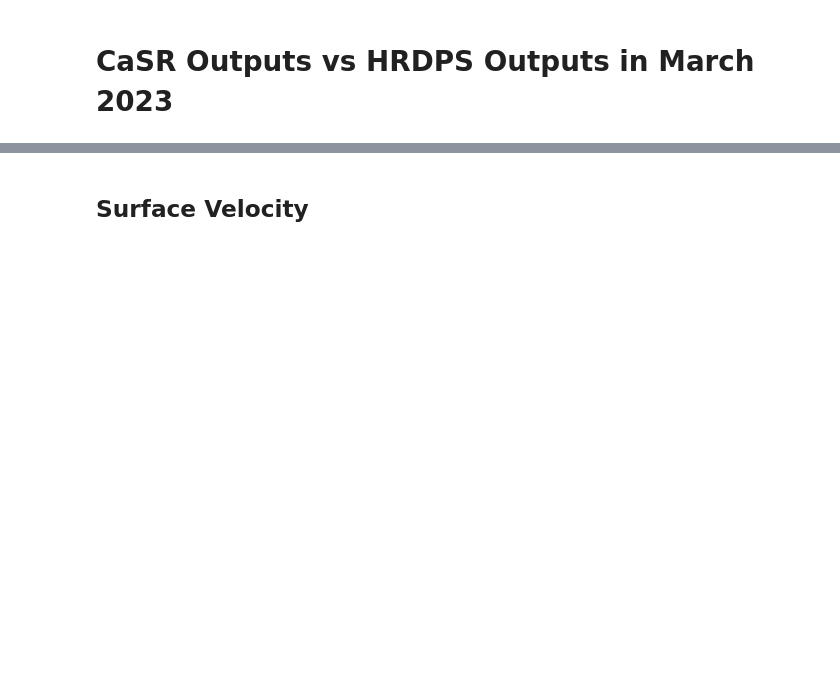
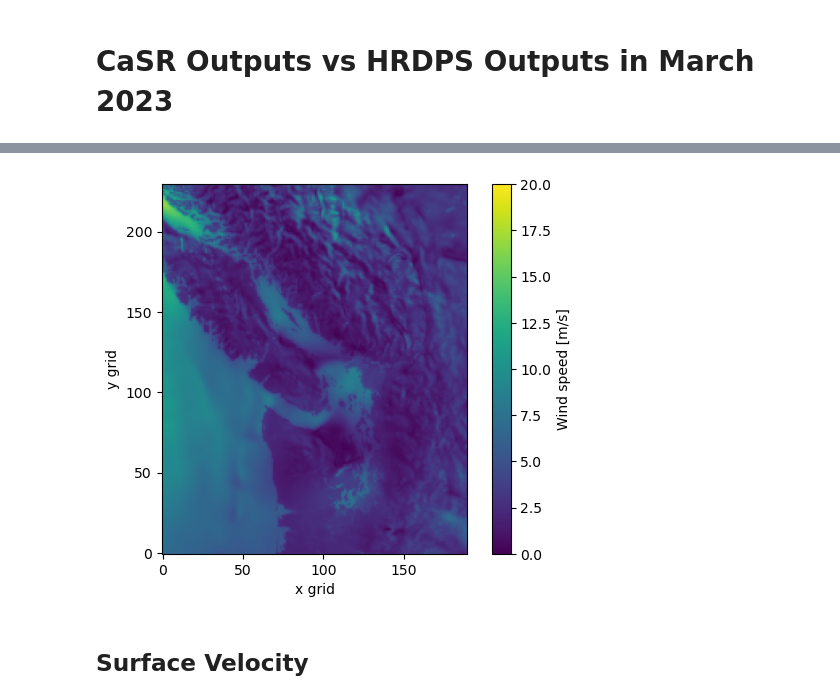
Before and after one commit to SalishSeaCast/analysis-junqi, a Jupyter notebook: Analysis_Atmospheric_Forcing/Analysis_results_comparison/Test_results_comparison/mar23_CaSRvs_HRDPS.ipynb, the cells around one changed output, grey strips where cells are left out. Cells and saved outputs as stored; diff of their text form; code cells hidden in the pictures; blank space fills up the shorter version.

```diff
--- a/Analysis_Atmospheric_Forcing/Analysis_results_comparison/Test_results_comparison/mar23_CaSRvs_HRDPS.ipynb
+++ b/Analysis_Atmospheric_Forcing/Analysis_results_comparison/Test_results_comparison/mar23_CaSRvs_HRDPS.ipynb
@@ -3,3 +136,13 @@
+# %%
+# HRDPS pcolor
+
+plt.imshow(wind_HRDPS.isel(time_counter=1).squeeze(), origin="lower",vmin=speed_min,vmax=speed_max)
+plt.colorbar(label="Wind speed [m/s]")
+plt.xlabel("x grid")
+plt.ylabel("y grid")
+plt.show()
+# %% [output]
+[figure, added]
 # %% [markdown]
 ## Surface Velocity
 # %%
```
Also changed, not shown: parts of 12 cells of this notebook, 1 other file.
